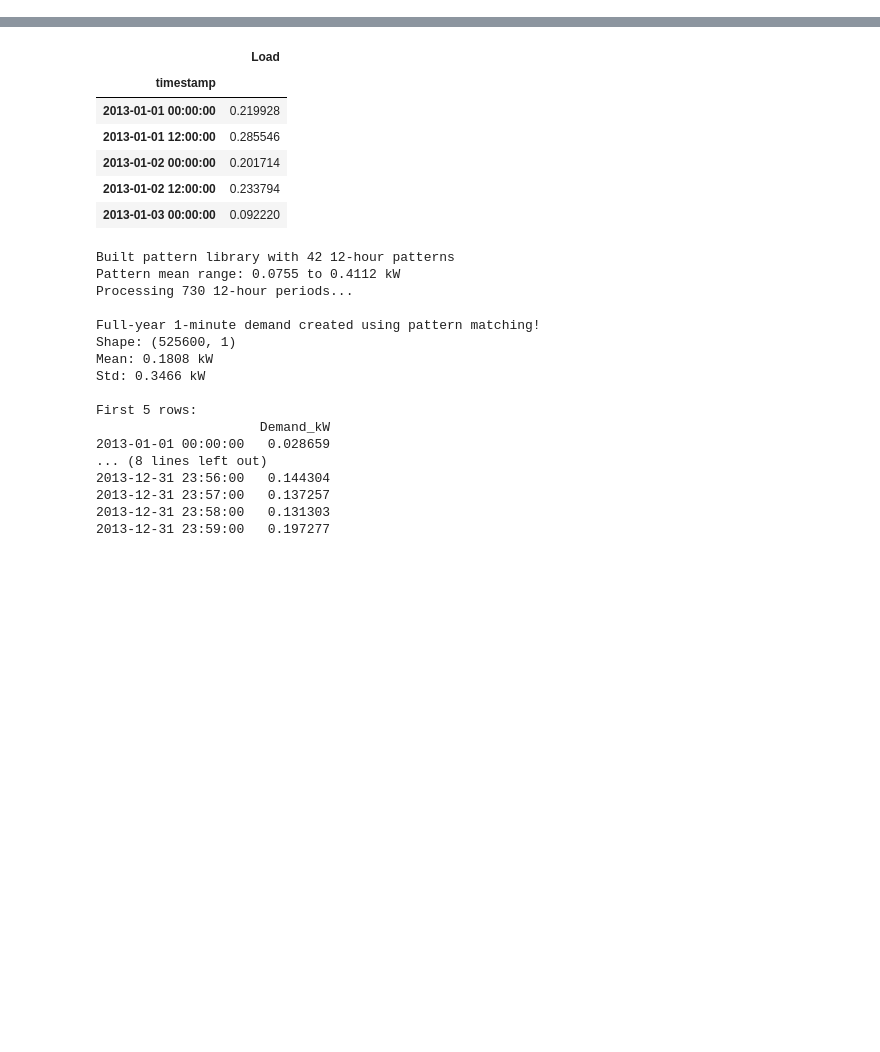
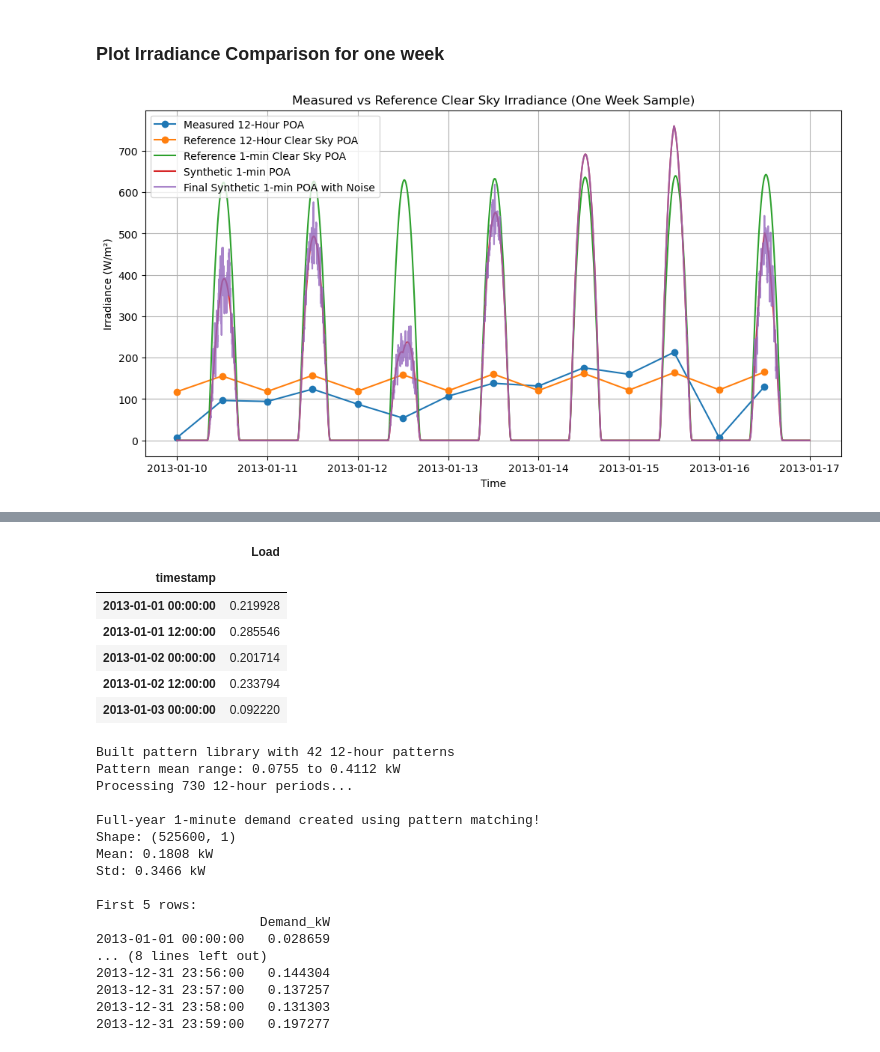
Before and after one commit to JontheFL/Optimal-Residential-Energy-System-Sizing, a Jupyter notebook: weather_and_demand_interpolation.ipynb, the cells around one changed output, grey strips where cells are left out. Cells and saved outputs as stored; diff of their text form; code cells hidden in the pictures; blank space fills up the shorter version.

Commit message:
Cleanup of interpolation notebook

```diff
--- a/weather_and_demand_interpolation.ipynb
+++ b/weather_and_demand_interpolation.ipynb
@@ -5,2 +11,11 @@ import matplotlib.pyplot as plt
 from pvlib.location import Location
 from pvlib.irradiance import get_total_irradiance
+# %%
+DATA = 'A'
+
+# Irradiance Interpolation Parameters
+NOISE_INTENSITY = 0.5
+SMOOTHING_WINDOW = 10
+
+# Temperature Interpolation Parameters
+AMPLITUDE_FACTOR = 2.0
@@ -148,0 +178,20 @@ Done! First 5 rows:
+# %% [markdown]
+### Plot Irradiance Comparison for one week
+# %%
+# Only plot one week for clarity
+mask = (df_combined.index >= '2013-01-10') & (df_combined.index < '2013-01-17')
+mask_1min = (poa_1min.index >= '2013-01-10 00:00:00') & (poa_1min.index < '2013-01-17 00:00:00')
+plt.figure(figsize=(12, 6))
+plt.plot(df_combined.index[mask], df_combined.loc[mask, 'G_Gk'], label='Measured 12-Hour POA', marker='o')
+plt.plot(df_combined.index[mask], df_combined.loc[mask, 'poa_global'], label='Reference 12-Hour Clear Sky POA', marker='o')
+plt.plot(reference_poa.index[mask_1min], reference_poa[mask_1min], label='Reference 1-min Clear Sky POA')
+plt.plot(poa_1min.index[mask_1min], poa_1min[mask_1min], label='Synthetic 1-min POA')
+plt.plot(final_poa.index[mask_1min], final_poa[mask_1min], label='Final Synthetic 1-min POA with Noise', alpha=0.8)
+plt.xlabel('Time')
+plt.ylabel('Irradiance (W/m²)')
+plt.title('Measured vs Reference Clear Sky Irradiance (One Week Sample)')
+plt.legend()
+plt.grid()
+plt.show()
+# %% [output]
+[figure, added]
```
Also changed, not shown: parts of 25 cells of this notebook, 5 other files.
